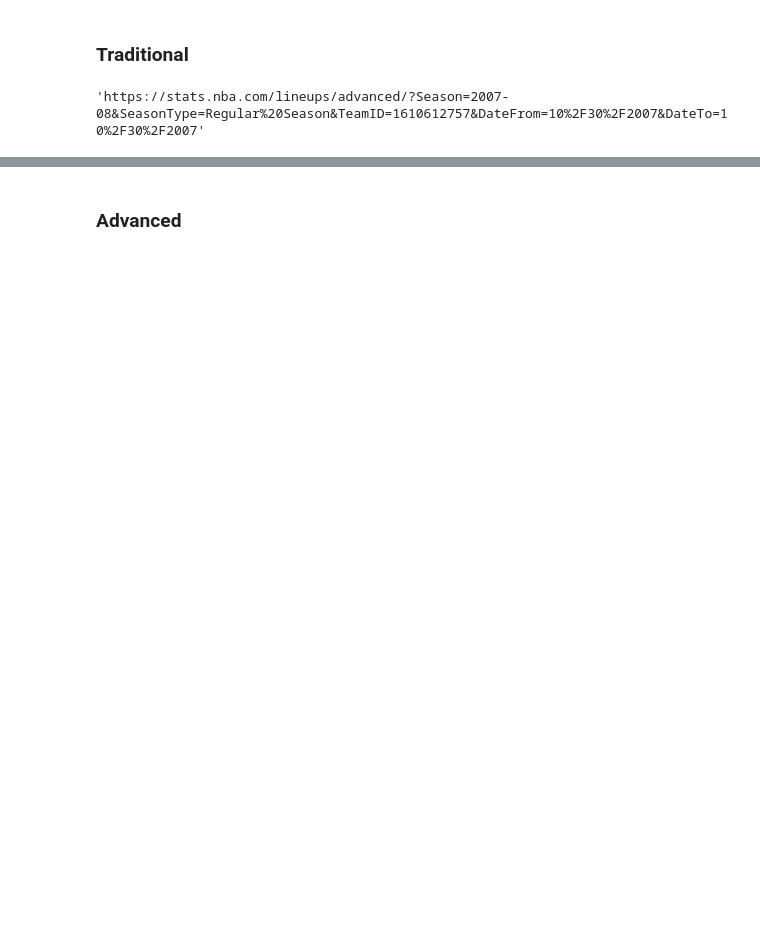
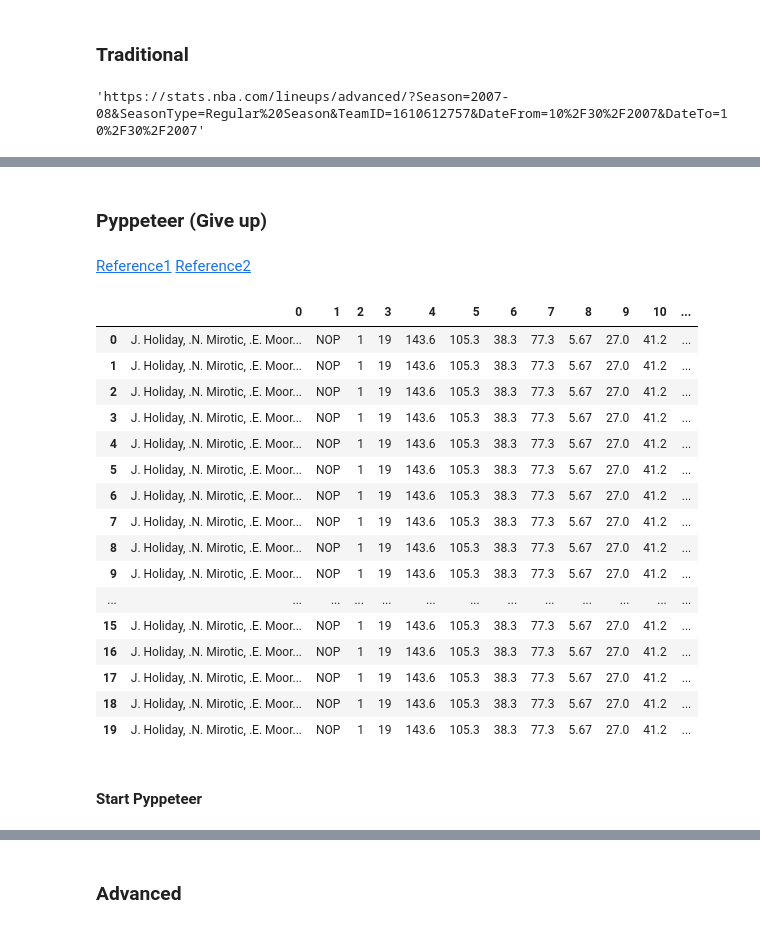
Before and after one commit to BaselineAnalytics/IntroductiontoDataScience, a Jupyter notebook: LineupScraped.ipynb, the cells around one changed output, grey strips where cells are left out. Drawn from its saved outputs; the diff is of its cells as text; code cells hidden in the pictures; blank space fills up the shorter version.

```diff
--- a/LineupScraped.ipynb
+++ b/LineupScraped.ipynb
@@ -4,0 +15,5 @@
+# %%
+ips = []
+with open("Scrape/ip_pool.txt", "r") as file:
+    for line in file:
+        ips.append(line.strip(" \n+"))
@@ -27,0 +81,15 @@ await page.goto(url)
+# %%
+random.shuffle(ips)
+PROXY = ips[0]
+options = webdriver.ChromeOptions()
+options.add_argument('--proxy-server=%s' %PROXY)
+driver = webdriver.Chrome(executable_path = "/Users/garyliu/Documents/chromedriver",
+                          options = options)
+url = "https://stats.nba.com/lineups/traditional/?Season=2007-08&SeasonType=Regular%20Season&TeamID=1610612757&DateFrom=10%2F30%2F2007&DateTo=10%2F30%2F2007"
+#driver.implicitly_wait(10)  # 隐性等待，最久等30秒
+#WebDriverWait wait = new WebDriverWait(driver, 15, 1)
+#driver.set_page_load_timeout(20)
+driver.get(url)
+wait.until(lambda driver: driver.find_element_by_class_name("nba-stat-table"))
+table = driver.find_element_by_class_name("nba-stat-table")
+driver.close()
@@ -27,0 +125,57 @@ await page.goto(url)
+# %% [markdown]
+### Pyppeteer (Give up)
+# %% [markdown]
+[Reference1](https://ithelp.ithome.com.tw/articles/10225429)
+[Reference2](https://www.kingname.info/2019/08/18/hide-webdriver-in-pyppeteer/)
+# %%
+browser = await launch(headless = False)
+page = await browser.newPage()
+await page.setUserAgent(
+    'Mozilla/5.0 (Windows NT 6.1; Win64; x64) AppleWebKit/537.36 (KHTML, like Gecko) Chrome/70.0.3538.67 Safari/537.36')
+await page.goto(url)
+#await asyncio.sleep(5)
+#await page.evaluate('window.scrollBy(0, window.innerHeight)')
+#自行加入while loop測試網頁是否有跑出來
+# while not await page.waitForFunction('document.getElementByTag("th")'):
+#     await asyncio.sleep(1)
+#     pass
+
+while not await page.querySelector("body > main > div.stats-container__inner > div > div.row > div > div > nba-stat-table > div.nba-stat-table > div.nba-stat-table__overflow > table > tbody > tr:nth-child(1) > td.lineup"):
+    await asyncio.sleep(1)
+    pass
+html_doc = await page.content()
+soup = BeautifulSoup(html_doc, "lxml")
+# Extract statistics
+tb = soup.find_all("div", class_="nba-stat-table")[0].find("tbody").find_all("tr")
+stats = []
+for i in range(tb.__len__()):
+    stats.append([ele.text.strip("(\n| |.)+") for ele in tb[0].find_all("td")] + ["2007-10-30"])
+# DataFrame
+df_columns = ['lineup','TEAM','GP','MIN','PTS','FGM','FGA','FG%','3PM',
+                  '3PA','3P%','FTM','FTA','FT%','OREB','DREB','REB',
+                  'AST','TOV','STL','BLK','BLKA','PF','PFD','+/-','GAMEDAY']
+pd.DataFrame(stats)
+
+#await browser.close()
+#tb = await page.querySelector("body > main > div.stats-container__inner > div > div.row > div > div > nba-stat-table > div.nba-stat-table")
+#content = await page.evaluate('(element) => element.textContent', tb)
+# %% [output]
+|  | 0 | 1 | 2 | 3 | 4 | 5 | 6 | 7 | 8 | 9 | 10 | ... |
+| 0 | J. Holiday, .N. Mirotic, .E. Moor... | NOP | 1 | 19 | 143.6 | 105.3 | 38.3 | 77.3 | 5.67 | 27.0 | 41.2 | ... |
+| 1 | J. Holiday, .N. Mirotic, .E. Moor... | NOP | 1 | 19 | 143.6 | 105.3 | 38.3 | 77.3 | 5.67 | 27.0 | 41.2 | ... |
+| 2 | J. Holiday, .N. Mirotic, .E. Moor... | NOP | 1 | 19 | 143.6 | 105.3 | 38.3 | 77.3 | 5.67 | 27.0 | 41.2 | ... |
+| 3 | J. Holiday, .N. Mirotic, .E. Moor... | NOP | 1 | 19 | 143.6 | 105.3 | 38.3 | 77.3 | 5.67 | 27.0 | 41.2 | ... |
+| 4 | J. Holiday, .N. Mirotic, .E. Moor... | NOP | 1 | 19 | 143.6 | 105.3 | 38.3 | 77.3 | 5.67 | 27.0 | 41.2 | ... |
+| 5 | J. Holiday, .N. Mirotic, .E. Moor... | NOP | 1 | 19 | 143.6 | 105.3 | 38.3 | 77.3 | 5.67 | 27.0 | 41.2 | ... |
+| 6 | J. Holiday, .N. Mirotic, .E. Moor... | NOP | 1 | 19 | 143.6 | 105.3 | 38.3 | 77.3 | 5.67 | 27.0 | 41.2 | ... |
+| 7 | J. Holiday, .N. Mirotic, .E. Moor... | NOP | 1 | 19 | 143.6 | 105.3 | 38.3 | 77.3 | 5.67 | 27.0 | 41.2 | ... |
+| 8 | J. Holiday, .N. Mirotic, .E. Moor... | NOP | 1 | 19 | 143.6 | 105.3 | 38.3 | 77.3 | 5.67 | 27.0 | 41.2 | ... |
+| 9 | J. Holiday, .N. Mirotic, .E. Moor... | NOP | 1 | 19 | 143.6 | 105.3 | 38.3 | 77.3 | 5.67 | 27.0 | 41.2 | ... |
+| ... | ... | ... | ... | ... | ... | ... | ... | ... | ... | ... | ... | ... |
+| 15 | J. Holiday, .N. Mirotic, .E. Moor... | NOP | 1 | 19 | 143.6 | 105.3 | 38.3 | 77.3 | 5.67 | 27.0 | 41.2 | ... |
+| 16 | J. Holiday, .N. Mirotic, .E. Moor... | NOP | 1 | 19 | 143.6 | 105.3 | 38.3 | 77.3 | 5.67 | 27.0 | 41.2 | ... |
+| 17 | J. Holiday, .N. Mirotic, .E. Moor... | NOP | 1 | 19 | 143.6 | 105.3 | 38.3 | 77.3 | 5.67 | 27.0 | 41.2 | ... |
+| 18 | J. Holiday, .N. Mirotic, .E. Moor... | NOP | 1 | 19 | 143.6 | 105.3 | 38.3 | 77.3 | 5.67 | 27.0 | 41.2 | ... |
+| 19 | J. Holiday, .N. Mirotic, .E. Moor... | NOP | 1 | 19 | 143.6 | 105.3 | 38.3 | 77.3 | 5.67 | 27.0 | 41.2 | ... |
+# %% [markdown]
+#### Start Pyppeteer
```
Also changed, not shown: parts of 16 cells of this notebook, 9 other files.
